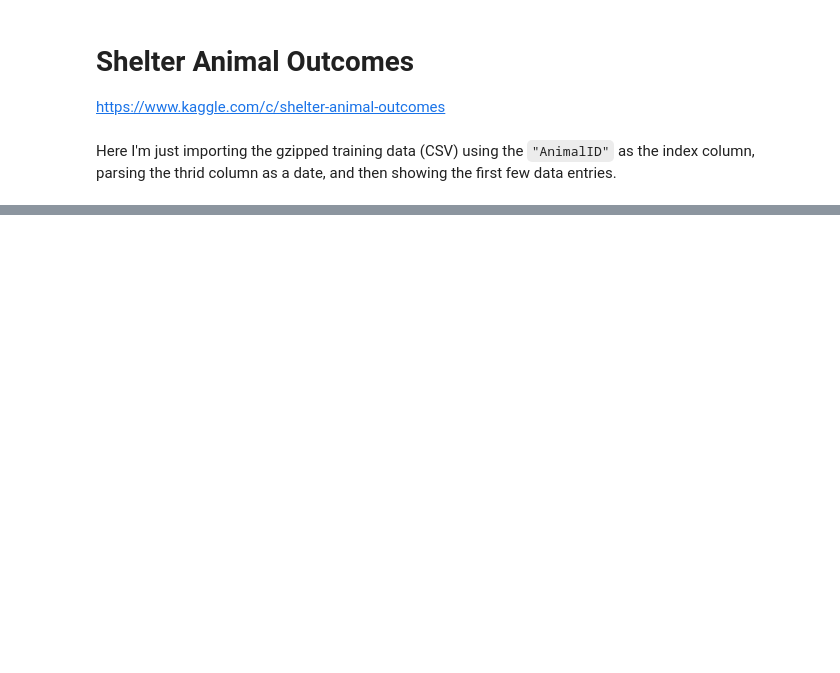
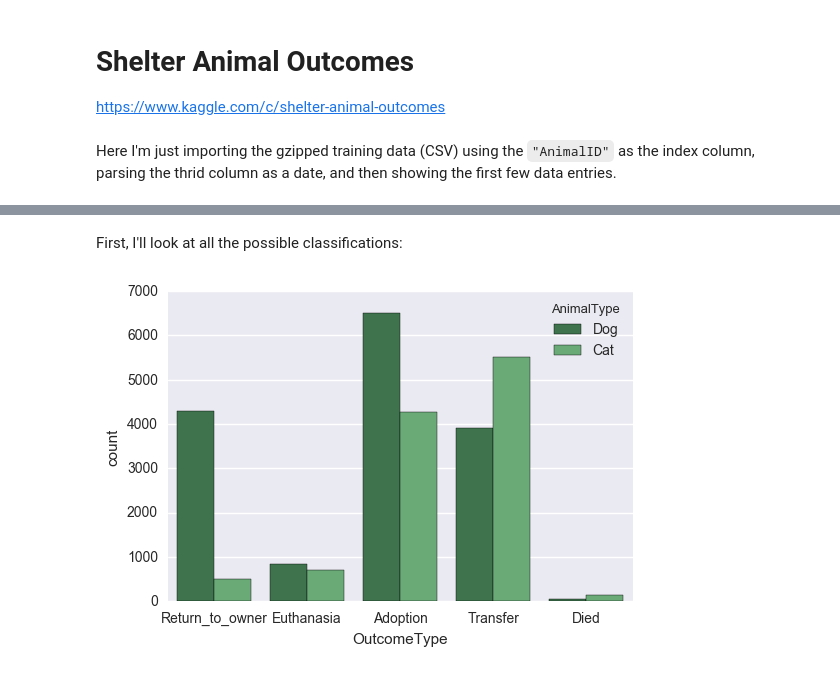
Before and after one commit to jhetherly/Shelter_Animal_Outcomes, a Jupyter notebook: src/workspace.ipynb, the cells around one changed output, grey strips where cells are left out. Saved outputs shown, nothing was run; the diff lists cells and outputs as text; code cells hidden in the pictures; blank space fills up the shorter version.

```diff
--- a/src/workspace.ipynb
+++ b/src/workspace.ipynb
@@ -27,0 +12,26 @@ train_df.head(10)
+# %%
+# downloading directly from the Kaggle site doesn't work
+#import requests
+#from lxml import html
+#import urllib
+
+#data_url = 'https://www.kaggle.com/c/shelter-animal-outcomes/data'
+#raw_page = requests.get(data_url)
+#tree = html.fromstring(raw_page.content)
+
+## Select all url links (XPath syntax http://www.w3schools.com/xml/xpath_intro.asp)
+#links = tree.xpath('//td/a/@href')
+#links = [s for s in links if 'csv' in s]
+#train_link = [s for s in links if 'train' in s][0]
+#train_data_url = 'https://www.kaggle.com' + train_link
+
+#local_file, headers = urllib.urlretrieve(train_data_url, "train.csv.gz")
+
+#train_data = requests.get(train_data_url)
+#train_data.text
+
+train_df = pd.read_csv("train.csv.gz",
+                       index_col="AnimalID",
+                       parse_dates=[2],
+                       na_values='Unknown')
+train_df.head(5)
@@ -27,0 +46,7 @@ train_df.head(10)
+# %% [markdown]
+First, I'll look at all the possible classifications:
+# %%
+%matplotlib inline
+g = sns.countplot(x="OutcomeType", hue="AnimalType", data=train_df, palette="Greens_d")
+# %% [output]
+[figure, added]
```
Also changed, not shown: parts of 29 cells of this notebook.
